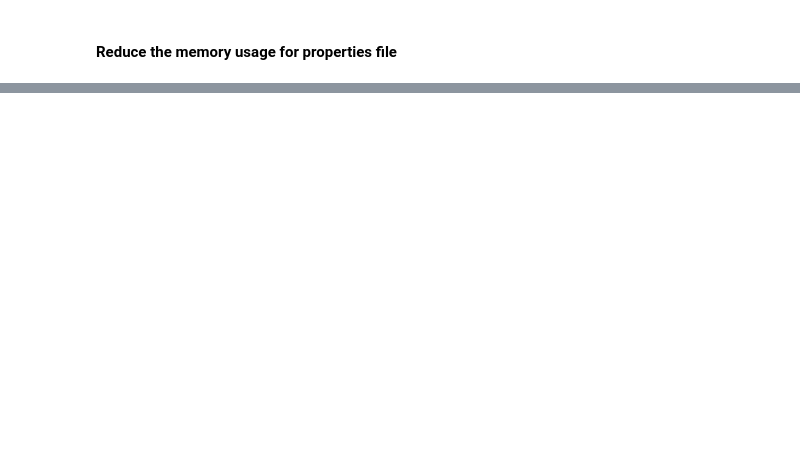
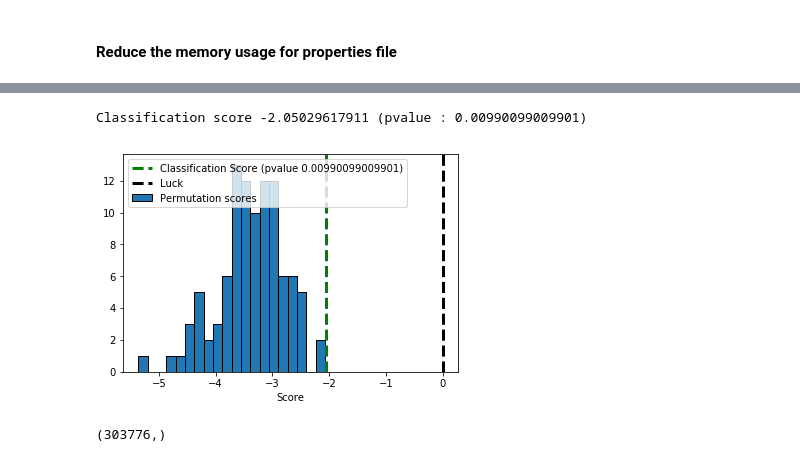
Before and after one commit to tyagi-iiitv/CSE519-2017-111482304-111733554, a Jupyter notebook: dryRunAnjulTyagi.ipynb, the cells around one changed output, grey strips where cells are left out. Saved outputs shown, nothing was run; the diff lists cells and outputs as text; code cells hidden in the pictures; blank space fills up the shorter version.

```diff
--- a/dryRunAnjulTyagi.ipynb
+++ b/dryRunAnjulTyagi.ipynb
@@ -497,0 +278,3 @@ meanplot
+# %%
+from sklearn.metrics import mean_squared_error, r2_score
+Y = np.concatenate((Y1,Y2,Y3,Y4), axis=0)
@@ -497,0 +324,6 @@ meanplot
+# %%
+svr = SVR()
+cv = StratifiedKFold(2)
+# %%
+score, permutation_scores, pvalue = permutation_test_score(
+    svr, X[0:100000,:], Y[0:100000], cv=cv, n_permutations=100, n_jobs=8, verbose=1)
@@ -497,0 +333,4 @@ meanplot
+# %%
+print("Classification score %s (pvalue : %s)" % (score, pvalue))
+# %% [output]
+Classification score -2.05029617911 (pvalue : 0.00990099009901)
@@ -497,0 +339,27 @@ meanplot
+# %%
+n_classes = np.unique(Y).size
+# %%
+plt.hist(permutation_scores, 20, label='Permutation scores',
+         edgecolor='black')
+ylim = plt.ylim()
+# BUG: vlines(..., linestyle='--') fails on older versions of matplotlib
+# plt.vlines(score, ylim[0], ylim[1], linestyle='--',
+#          color='g', linewidth=3, label='Classification Score'
+#          ' (pvalue %s)' % pvalue)
+# plt.vlines(1.0 / n_classes, ylim[0], ylim[1], linestyle='--',
+#          color='k', linewidth=3, label='Luck')
+plt.plot(2 * [score], ylim, '--g', linewidth=3,
+         label='Classification Score'
+         ' (pvalue %s)' % pvalue)
+plt.plot(2 * [1. / n_classes], ylim, '--k', linewidth=3, label='Luck')
+
+plt.ylim(ylim)
+plt.legend()
+plt.xlabel('Score')
+plt.show()
+# %% [output]
+[figure, added]
+# %%
+Y.shape
+# %% [output]
+(303776,)
```
Also changed, not shown: parts of 90 cells of this notebook, 1 other file.
